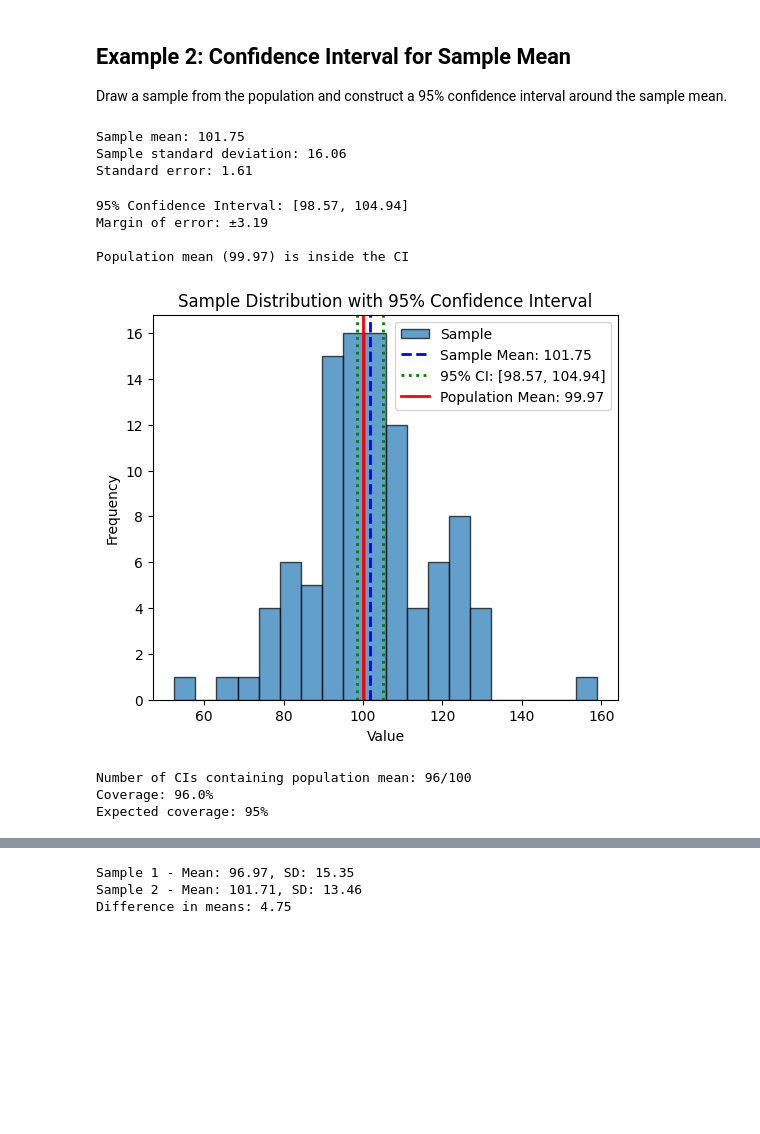
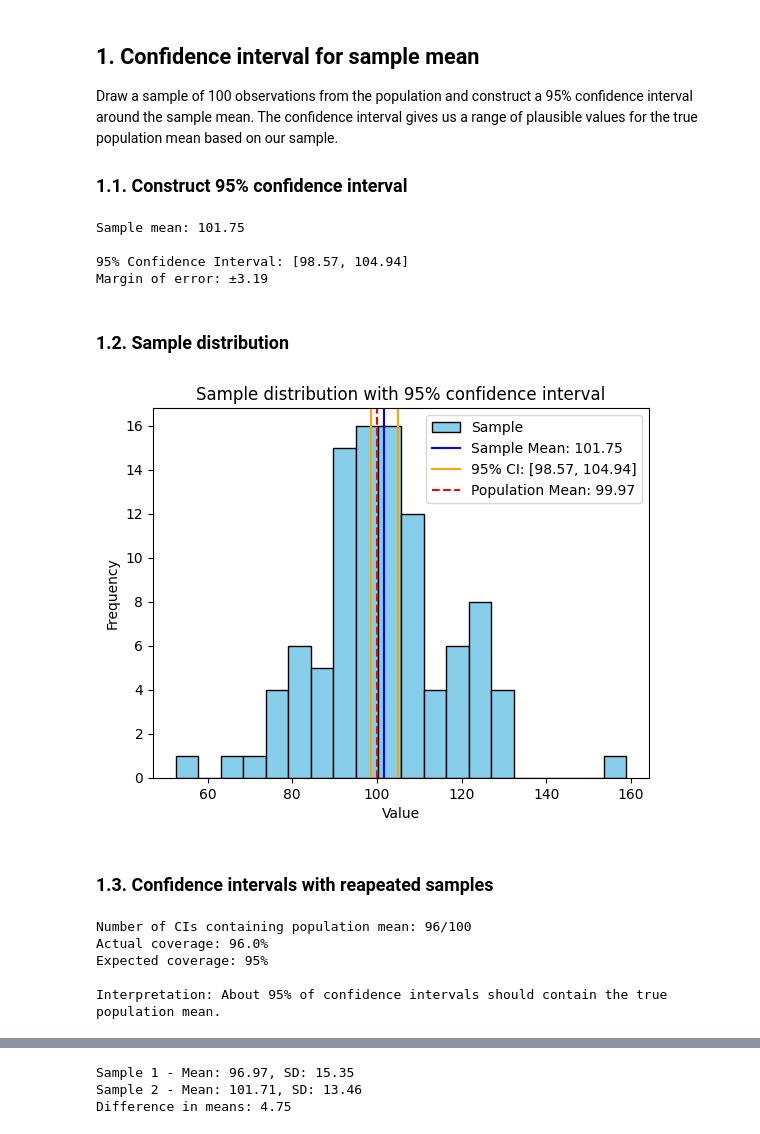
Before and after one commit to pallavitalasila26/FSA_devops, a Jupyter notebook: notebooks/unit2/lesson_14/Lesson_14_demo.ipynb, the cells around one changed output, grey strips where cells are left out. Cells and saved outputs as stored; diff of their text form; code cells hidden in the pictures; blank space fills up the shorter version.

```diff
--- a/notebooks/unit2/lesson_14/Lesson_14_demo.ipynb
+++ b/notebooks/unit2/lesson_14/Lesson_14_demo.ipynb
@@ -39,7 +64,9 @@ plt.show()
 # %% [markdown]
-## Example 2: Confidence Interval for Sample Mean
+## 1. Confidence interval for sample mean
 
-Draw a sample from the population and construct a 95% confidence interval around the sample mean.
+Draw a sample of 100 observations from the population and construct a 95% confidence interval around the sample mean. The confidence interval gives us a range of plausible values for the true population mean based on our sample.
+
+### 1.1. Construct 95% confidence interval
 # %%
 # Draw a sample of 100 data points
 sample_size = 100
@@ -49,14 +76,6 @@ sample = np.random.choice(population, size=sample_size, replace=False)
 sample_mean = sample.mean()
 sample_std = sample.std(ddof=1)
 sample_se = sample_std / np.sqrt(sample_size)
-
-print(f"Sample mean: {sample_mean:.2f}")
-print(f"Sample standard deviation: {sample_std:.2f}")
-print(f"Standard error: {sample_se:.2f}")
-# %% [output]
-Sample mean: 101.75
-Sample standard deviation: 16.06
-Standard error: 1.61
 # %%
 # Construct 95% confidence interval
 confidence_level = 0.95
@@ -69,30 +88,33 @@ margin_of_error = t_critical * sample_se
 
 ci_lower = sample_mean - margin_of_error
 ci_upper = sample_mean + margin_of_error
-
-print(f"\n95% Confidence Interval: [{ci_lower:.2f}, {ci_upper:.2f}]")
-print(f"Margin of error: ±{margin_of_error:.2f}")
-print(f"\nPopulation mean ({pop_mean:.2f}) is {'inside' if ci_lower <= pop_mean <= ci_upper else 'outside'} the CI")
-# %% [output]
-95% Confidence Interval: [98.57, 104.94]
-Margin of error: ±3.19
-
-Population mean (99.97) is inside the CI
+# %%
+print(f"Sample mean: {sample_mean:.2f}")
+print(f"\n95% Confidence Interval: [{ci_lower:.2f}, {ci_upper:.2f}]")
+print(f"Margin of error: ±{margin_of_error:.2f}")
+# %% [output]
+Sample mean: 101.75
+
+95% Confidence Interval: [98.57, 104.94]
+Margin of error: ±3.19
+# %% [markdown]
+### 1.2. Sample distribution
 # %%
 # Visualize the confidence interval
-plt.figure(figsize=(6, 5))
-plt.hist(sample, bins=20, edgecolor='black', alpha=0.7, label='Sample')
-plt.axvline(sample_mean, color='blue', linestyle='--', linewidth=2, label=f'Sample Mean: {sample_mean:.2f}')
-plt.axvline(ci_lower, color='green', linestyle=':', linewidth=2, label=f'95% CI: [{ci_lower:.2f}, {ci_upper:.2f}]')
-plt.axvline(ci_upper, color='green', linestyle=':', linewidth=2)
-plt.axvline(pop_mean, color='red', linestyle='-', linewidth=2, label=f'Population Mean: {pop_mean:.2f}')
+plt.title('Sample distribution with 95% confidence interval')
+plt.hist(sample, bins=20, edgecolor='black', color='skyblue', label='Sample')
+plt.axvline(sample_mean, color='blue', label=f'Sample Mean: {sample_mean:.2f}')
+plt.axvline(ci_lower, color='orange', label=f'95% CI: [{ci_lower:.2f}, {ci_upper:.2f}]')
+plt.axvline(ci_upper, color='orange')
+plt.axvline(pop_mean, color='red', linestyle='--', label=f'Population Mean: {pop_mean:.2f}')
 plt.xlabel('Value')
 plt.ylabel('Frequency')
-plt.title('Sample Distribution with 95% Confidence Interval')
 plt.legend()
 plt.show()
 # %% [output]
-[figure, old version]
+[figure, new version]
+# %% [markdown]
+### 1.3. Confidence intervals with reapeated samples
 # %%
 # Draw 100 samples and calculate confidence intervals
 num_samples = 100
@@ -105,7 +127,6 @@ ci_results = []
 contains_pop_mean = []
 
 for i in range(num_samples):
-
     # Draw sample
     sample = np.random.choice(population, size=sample_size, replace=False)
 
@@ -132,11 +153,14 @@ for i in range(num_samples):
 coverage = sum(contains_pop_mean) / num_samples * 100
 
 print(f"Number of CIs containing population mean: {sum(contains_pop_mean)}/{num_samples}")
-print(f"Coverage: {coverage:.1f}%")
+print(f"Actual coverage: {coverage:.1f}%")
 print(f"Expected coverage: {confidence_level*100:.0f}%")
+print(f"\nInterpretation: About 95% of confidence intervals should contain the true population mean.")
 # %% [output]
 Number of CIs containing population mean: 96/100
-Coverage: 96.0%
+Actual coverage: 96.0%
 Expected coverage: 95%
+
+Interpretation: About 95% of confidence intervals should contain the true population mean.
 # %%
 # Visualize the confidence intervals
```
Also changed, not shown: parts of 27 cells of this notebook, 1 other file.
